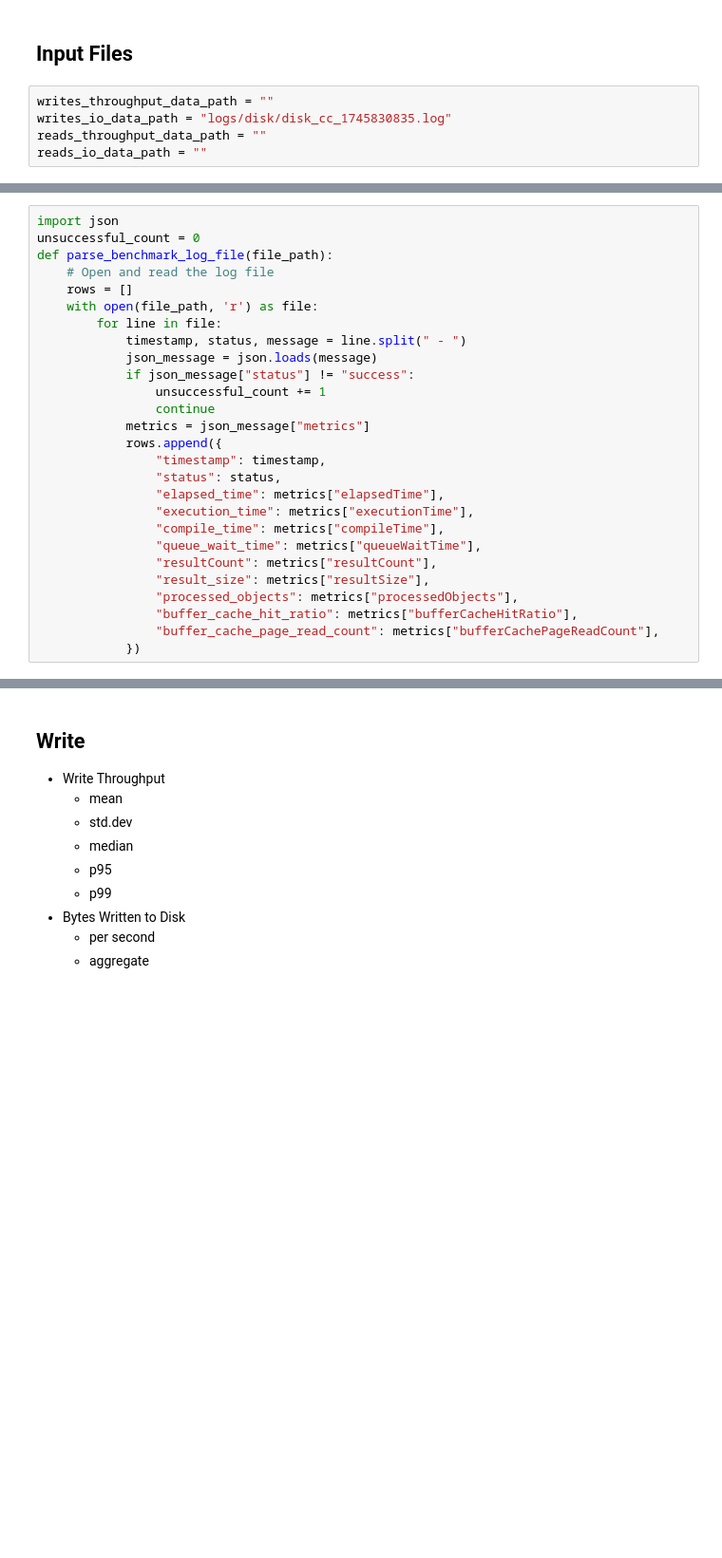
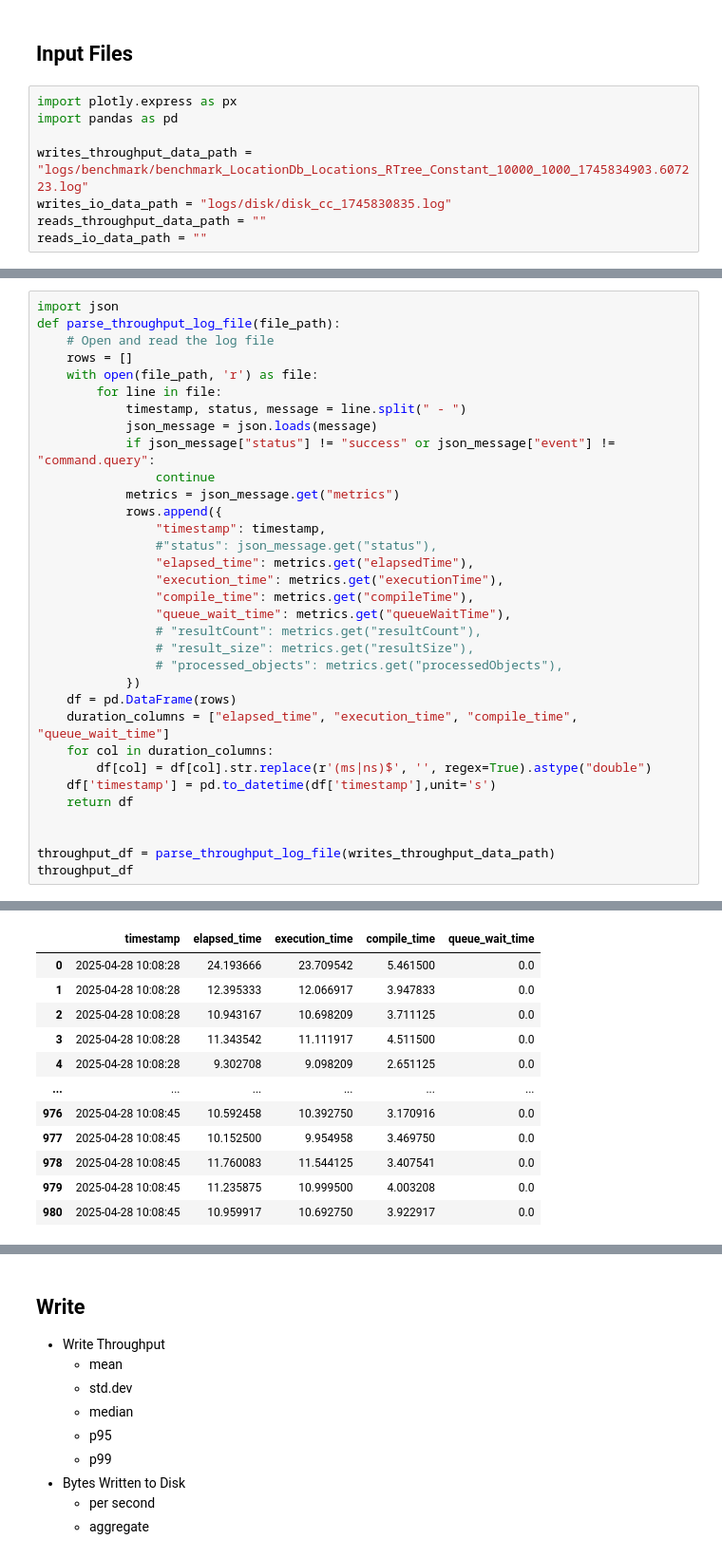
Before and after one commit to LipatJob/spatial-lsm-tree-benchmark, a Jupyter notebook: 4. generate_report.ipynb, the cells around one changed output, grey strips where cells are left out. Shown at 95% size. Drawn from its saved outputs; the diff is of its cells as text; blank space fills up the shorter version.

```diff
--- a/4. generate_report.ipynb
+++ b/4. generate_report.ipynb
@@ -1,7 +1,10 @@
 # %% [markdown]
 ## Input Files
 # %%
-writes_throughput_data_path = ""
+import plotly.express as px
+import pandas as pd
+
+writes_throughput_data_path = "logs/benchmark/benchmark_LocationDb_Locations_RTree_Constant_10000_1000_1745834903.607223.log"
 writes_io_data_path = "logs/disk/disk_cc_1745830835.log"
 reads_throughput_data_path = ""
 reads_io_data_path = ""
@@ -41,27 +78,34 @@ df = parse_io_log_file(writes_io_data_path)
 # %%
 import json
-unsuccessful_count = 0
-def parse_benchmark_log_file(file_path):
+def parse_throughput_log_file(file_path):
     # Open and read the log file
     rows = []
     with open(file_path, 'r') as file:
         for line in file:
             timestamp, status, message = line.split(" - ")
             json_message = json.loads(message)
-            if json_message["status"] != "success":
-                unsuccessful_count += 1
+            if json_message["status"] != "success" or json_message["event"] != "command.query":
                 continue
-            metrics = json_message["metrics"]
+            metrics = json_message.get("metrics")
             rows.append({
                 "timestamp": timestamp,
-                "status": status,
-                "elapsed_time": metrics["elapsedTime"],
-                "execution_time": metrics["executionTime"],
-                "compile_time": metrics["compileTime"],
-                "queue_wait_time": metrics["queueWaitTime"],
-                "resultCount": metrics["resultCount"],
-                "result_size": metrics["resultSize"],
-                "processed_objects": metrics["processedObjects"],
-                "buffer_cache_hit_ratio": metrics["bufferCacheHitRatio"],
-                "buffer_cache_page_read_count": metrics["bufferCachePageReadCount"],
+                #"status": json_message.get("status"),
+                "elapsed_time": metrics.get("elapsedTime"),
+                "execution_time": metrics.get("executionTime"),
+                "compile_time": metrics.get("compileTime"),
+                "queue_wait_time": metrics.get("queueWaitTime"),
+                # "resultCount": metrics.get("resultCount"),
+                # "result_size": metrics.get("resultSize"),
+                # "processed_objects": metrics.get("processedObjects"),
             })
+    df = pd.DataFrame(rows)
+    duration_columns = ["elapsed_time", "execution_time", "compile_time", "queue_wait_time"]
+    for col in duration_columns:
+        df[col] = df[col].str.replace(r'(ms|ns)$', '', regex=True).astype("double")
+    df['timestamp'] = pd.to_datetime(df['timestamp'],unit='s')
+    return df
+
+
+throughput_df = parse_throughput_log_file(writes_throughput_data_path)
+throughput_df
+# %% [output]
@@ -67,0 +113,12 @@ def parse_benchmark_log_file(file_path):
+|  | timestamp | elapsed_time | execution_time | compile_time | queue_wait_time |
+| 0 | 2025-04-28 10:08:28 | 24.193666 | 23.709542 | 5.461500 | 0.0 |
+| 1 | 2025-04-28 10:08:28 | 12.395333 | 12.066917 | 3.947833 | 0.0 |
+| 2 | 2025-04-28 10:08:28 | 10.943167 | 10.698209 | 3.711125 | 0.0 |
+| 3 | 2025-04-28 10:08:28 | 11.343542 | 11.111917 | 4.511500 | 0.0 |
+| 4 | 2025-04-28 10:08:28 | 9.302708 | 9.098209 | 2.651125 | 0.0 |
+| ... | ... | ... | ... | ... | ... |
+| 976 | 2025-04-28 10:08:45 | 10.592458 | 10.392750 | 3.170916 | 0.0 |
+| 977 | 2025-04-28 10:08:45 | 10.152500 | 9.954958 | 3.469750 | 0.0 |
+| 978 | 2025-04-28 10:08:45 | 11.760083 | 11.544125 | 3.407541 | 0.0 |
+| 979 | 2025-04-28 10:08:45 | 11.235875 | 10.999500 | 4.003208 | 0.0 |
+| 980 | 2025-04-28 10:08:45 | 10.959917 | 10.692750 | 3.922917 | 0.0 |
```
Also changed, not shown: parts of 10 cells of this notebook.
